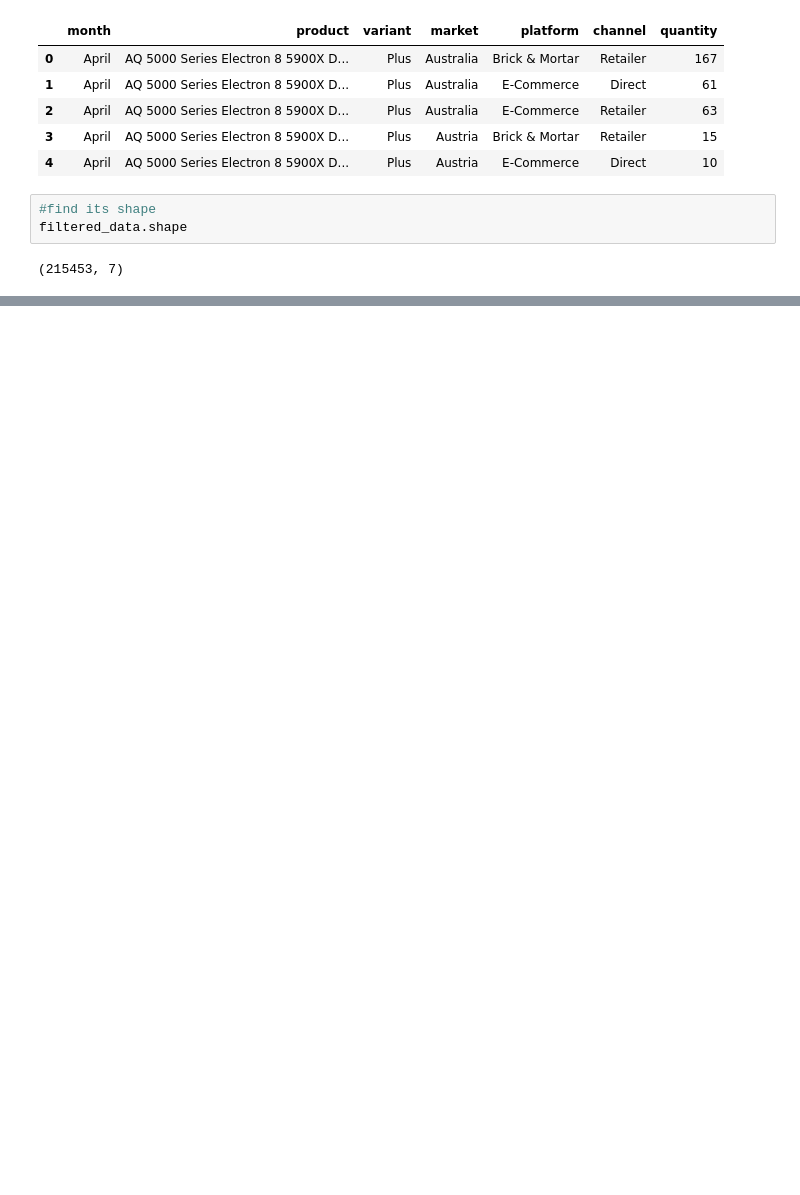
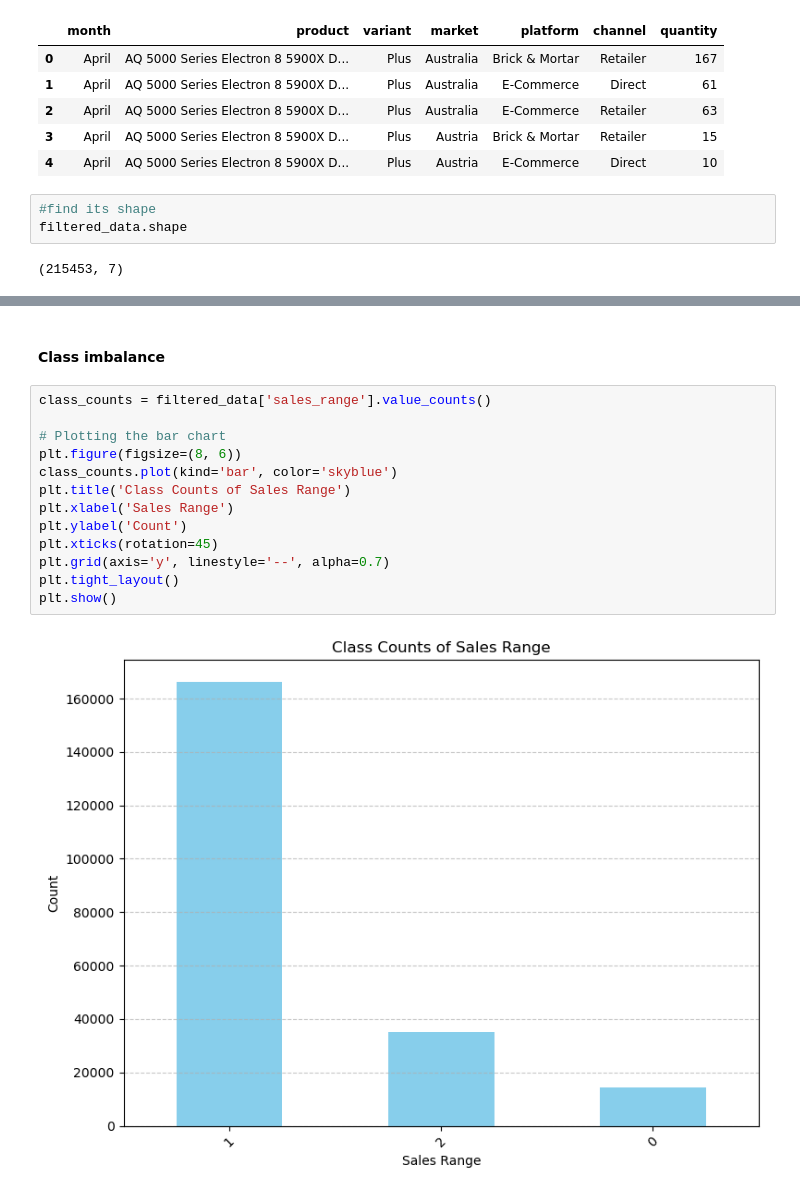
Before and after one commit to Saaijeesh/ML-project, a Jupyter notebook: Final_Naive_Bayes.ipynb, the cells around one changed output, grey strips where cells are left out. Drawn from its saved outputs; the diff is of its cells as text; blank space fills up the shorter version.

```diff
--- a/Final_Naive_Bayes.ipynb
+++ b/Final_Naive_Bayes.ipynb
@@ -89,0 +202,17 @@ filtered_data['sales_range'] = Le.fit_transform(filtered_data['sales_range'])
+# %% [markdown]
+#### Class imbalance
+# %%
+class_counts = filtered_data['sales_range'].value_counts()
+
+# Plotting the bar chart
+plt.figure(figsize=(8, 6))
+class_counts.plot(kind='bar', color='skyblue')
+plt.title('Class Counts of Sales Range')
+plt.xlabel('Sales Range')
+plt.ylabel('Count')
+plt.xticks(rotation=45)
+plt.grid(axis='y', linestyle='--', alpha=0.7)
+plt.tight_layout()
+plt.show()
+# %% [output]
+[figure, added]
```
Also changed, not shown: parts of 41 cells of this notebook.
